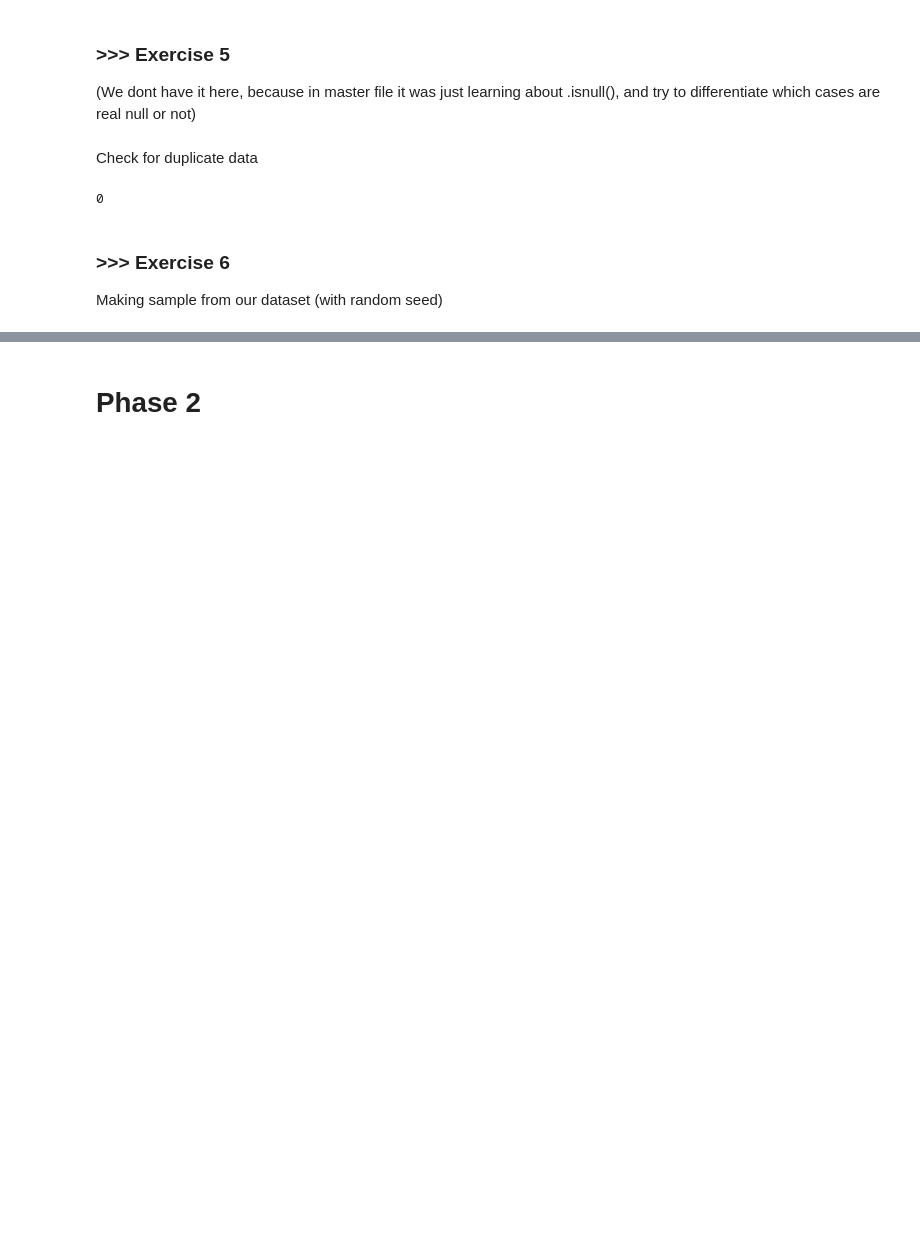
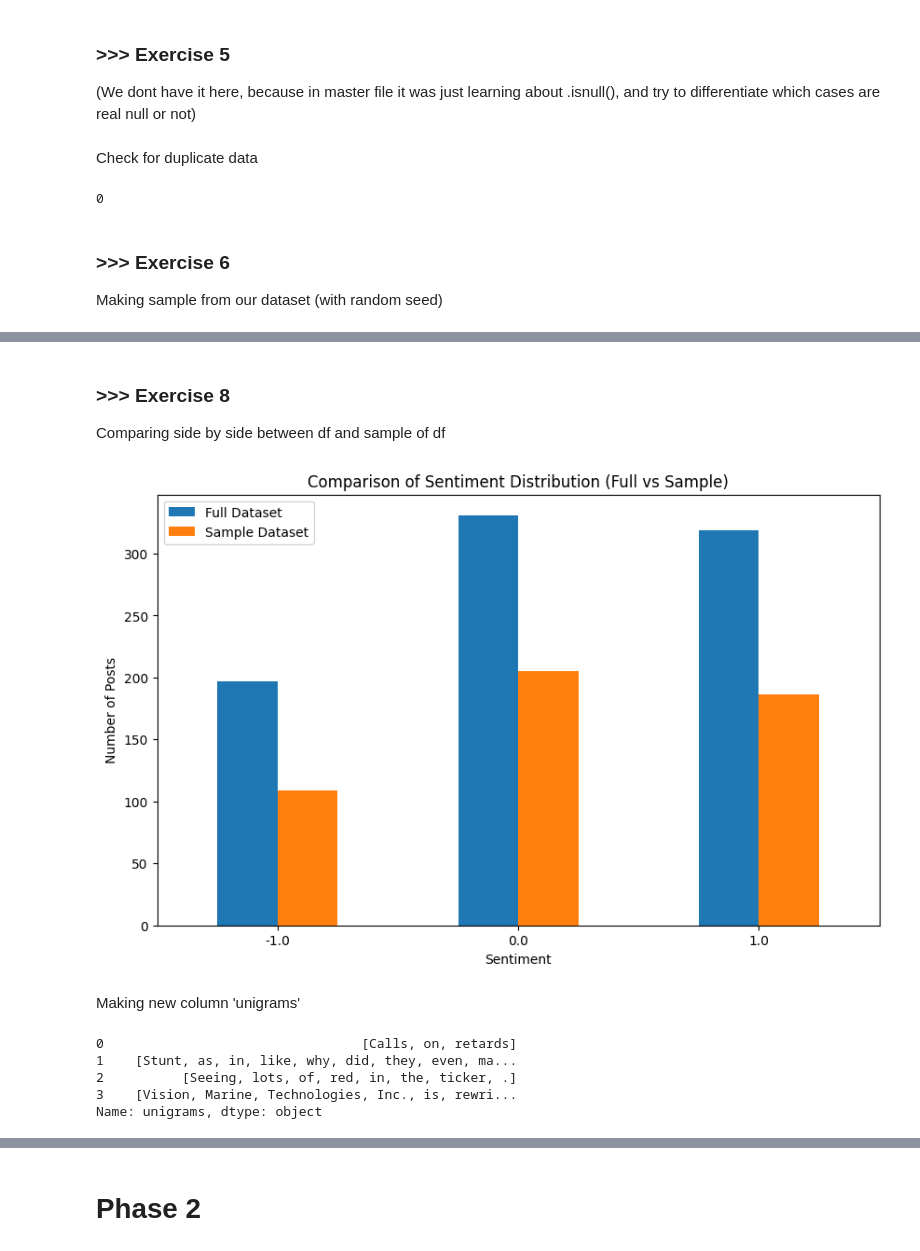
Before and after one commit to zhangjingxing/DM2025-Lab1-Exercise, a Jupyter notebook: DM2025-Lab1-Homework.ipynb, the cells around one changed output, grey strips where cells are left out. Cells and saved outputs as stored; diff of their text form; code cells hidden in the pictures; blank space fills up the shorter version.

```diff
--- a/DM2025-Lab1-Homework.ipynb
+++ b/DM2025-Lab1-Homework.ipynb
@@ -240,7 +242,7 @@ Making sample from our dataset (with random seed)
 # i personally think we dont need sampling
 # here, we just reduced a bit, just to do this exercise
 
-df_sample = new_df.sample(n = 800, random_state= 42)
+df_sample = new_df.sample(n = 500, random_state= 42)
 df_sample[:4]
 # %% [output]
 |  | type | datetime | post_id | subreddit | title | author | url | upvotes | upvote_ratio | text | ... |
@@ -254,0 +282,30 @@ len(df_sample)
+# %% [markdown]
+### >>> Exercise 8
+Comparing side by side between df and sample of df
+# %%
+# same as before, count the number of sentiments
+counts_df = df['sentiment'].value_counts()
+counts_sample = df_sample['sentiment'].value_counts()
+
+#combine into the same dataframe
+compariso_df = pd.DataFrame({'Full Dataset' : counts_df,
+                             'Sample Dataset' : counts_sample})
+
+compariso_df = compariso_df.sort_index() # to make the bar exactly negative, neutral, positivbe
+
+ax = compariso_df.plot(kind='bar', figsize=(10, 6), rot = 0)
+
+plt.title('Comparison of Sentiment Distribution (Full vs Sample)')
+plt.xlabel('Sentiment')
+plt.ylabel('Number of Posts')
+
+plt.legend()
+plt.show()
+
+# here it shows that the sampled data shows the same trend
+# as the full dataset. It shows that sampling is also
+# a good way to downsize
+# %% [output]
+[figure, added]
+# %% [markdown]
+Making new column 'unigrams'
@@ -254,0 +318,8 @@ len(df_sample)
+# %%
+df[0:4]["unigrams"]
+# %% [output]
+0                                 [Calls, on, retards]
+1    [Stunt, as, in, like, why, did, they, even, ma...
+2          [Seeing, lots, of, red, in, the, ticker, .]
+3    [Vision, Marine, Technologies, Inc., is, rewri...
+Name: unigrams, dtype: object
```
Also changed, not shown: parts of 32 cells of this notebook, 1 other file.
